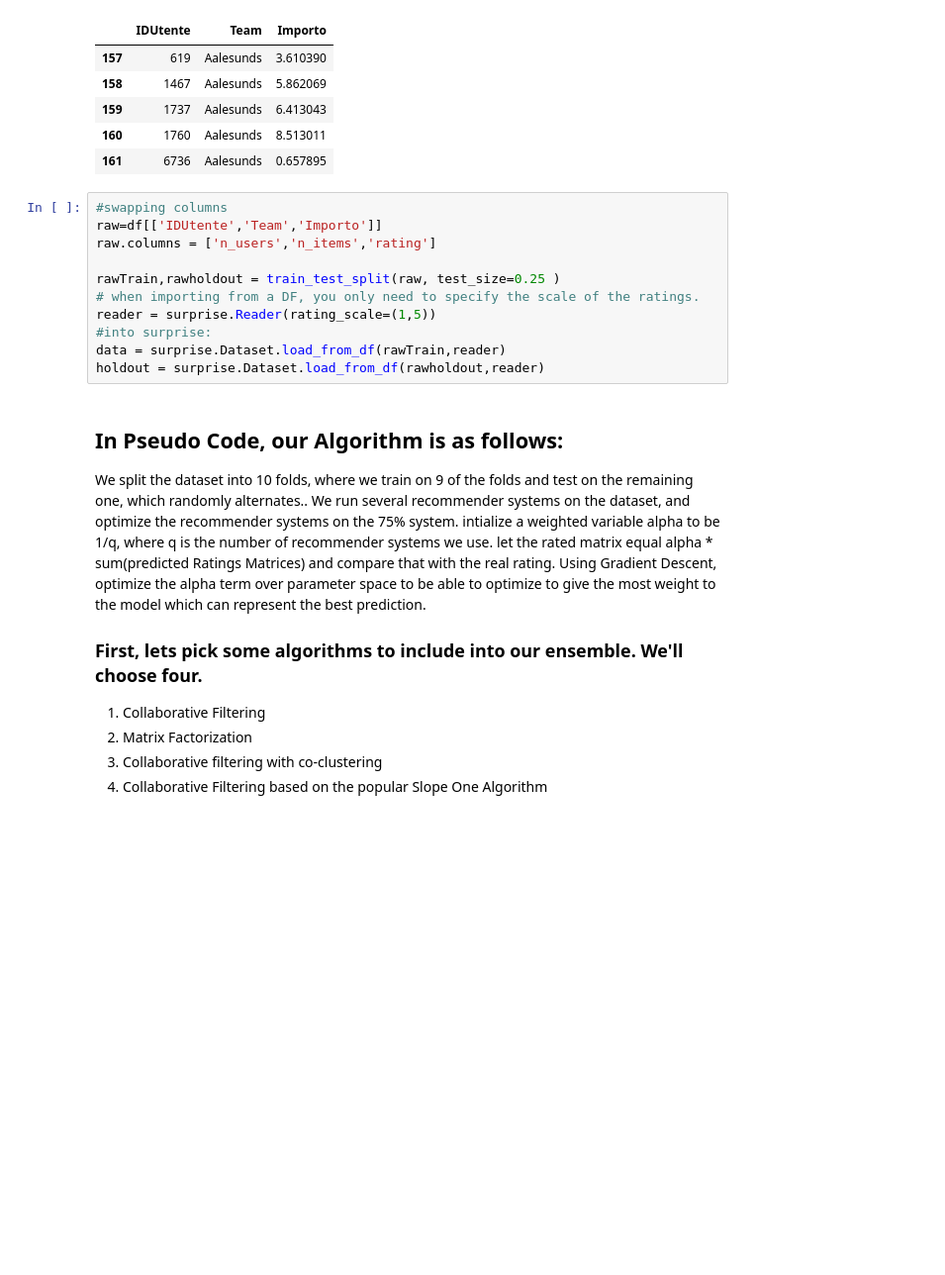
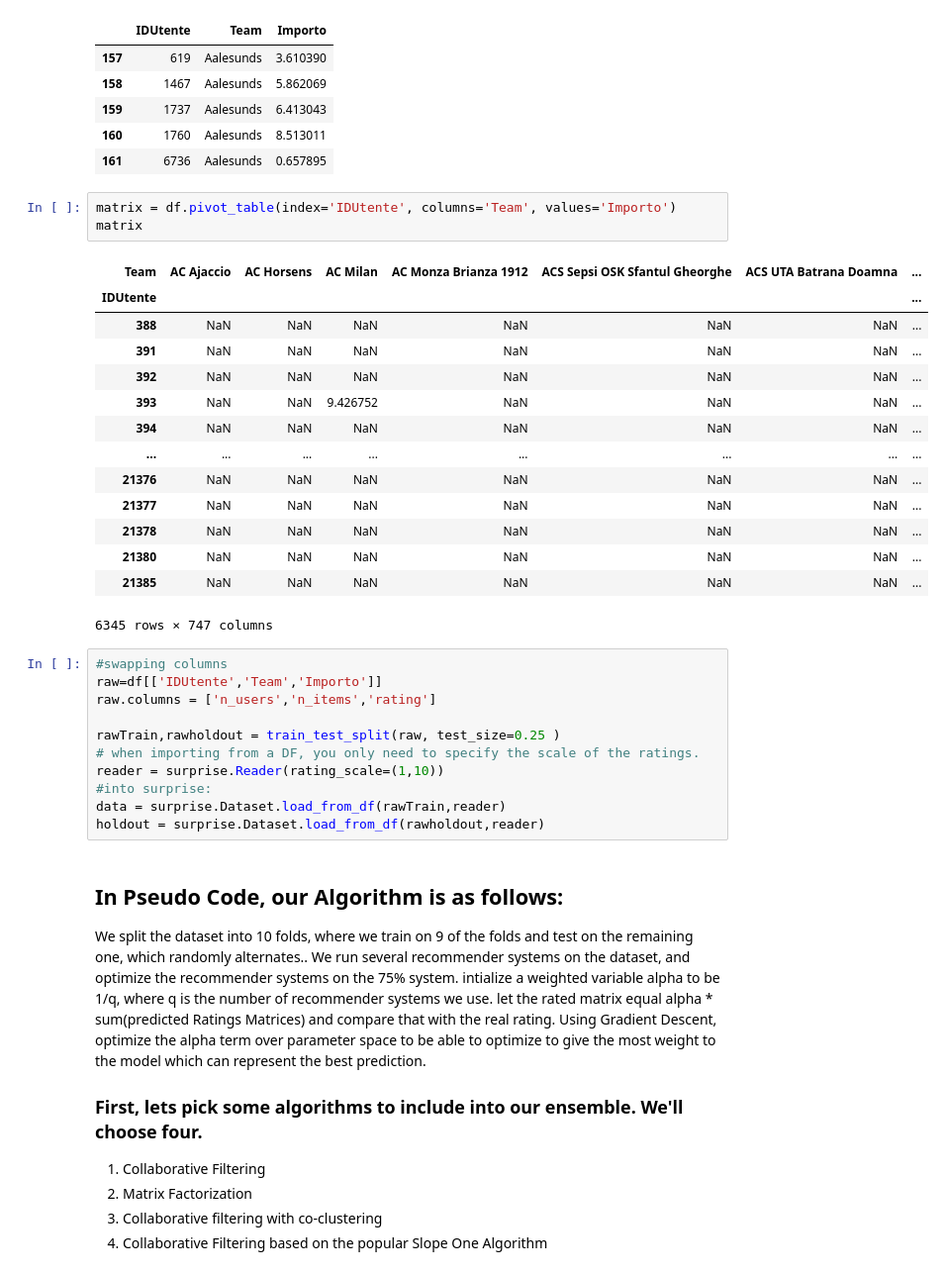
Before and after one commit to Alex-D15/ISAI, a Jupyter notebook: ISAdviser/Collaborative Filtering/Ensemble.ipynb, the cells around one changed output. Shown at 99% size. Cells and saved outputs as stored; diff of their text form; blank space fills up the shorter version.

```diff
--- a/ISAdviser/Collaborative Filtering/Ensemble.ipynb
+++ b/ISAdviser/Collaborative Filtering/Ensemble.ipynb
@@ -74,6 +74,24 @@ The max rating is: 10 the min rating is: 0
 | 159 | 1737 | Aalesunds | 6.413043 |
 | 160 | 1760 | Aalesunds | 8.513011 |
 | 161 | 6736 | Aalesunds | 0.657895 |
+# %%
+matrix = df.pivot_table(index='IDUtente', columns='Team', values='Importo')
+matrix
+# %% [output]
+| Team | AC Ajaccio | AC Horsens | AC Milan | AC Monza Brianza 1912 | ACS Sepsi OSK Sfantul Gheorghe | ACS UTA Batrana Doamna | ... |
+| IDUtente |  |  |  |  |  |  | ... |
+| 388 | NaN | NaN | NaN | NaN | NaN | NaN | ... |
+| 391 | NaN | NaN | NaN | NaN | NaN | NaN | ... |
+| 392 | NaN | NaN | NaN | NaN | NaN | NaN | ... |
+| 393 | NaN | NaN | 9.426752 | NaN | NaN | NaN | ... |
+| 394 | NaN | NaN | NaN | NaN | NaN | NaN | ... |
+| ... | ... | ... | ... | ... | ... | ... | ... |
+| 21376 | NaN | NaN | NaN | NaN | NaN | NaN | ... |
+| 21377 | NaN | NaN | NaN | NaN | NaN | NaN | ... |
+| 21378 | NaN | NaN | NaN | NaN | NaN | NaN | ... |
+| 21380 | NaN | NaN | NaN | NaN | NaN | NaN | ... |
+| 21385 | NaN | NaN | NaN | NaN | NaN | NaN | ... |
+6345 rows × 747 columns
 # %%
 #swapping columns
 raw=df[['IDUtente','Team','Importo']]
@@ -81,7 +99,7 @@ raw.columns = ['n_users','n_items','rating']
 
 rawTrain,rawholdout = train_test_split(raw, test_size=0.25 )
 # when importing from a DF, you only need to specify the scale of the ratings.
-reader = surprise.Reader(rating_scale=(1,5))
+reader = surprise.Reader(rating_scale=(1,10))
 #into surprise:
 data = surprise.Dataset.load_from_df(rawTrain,reader)
 holdout = surprise.Dataset.load_from_df(rawholdout,reader)
```
Also changed, not shown: parts of 7 cells of this notebook.
